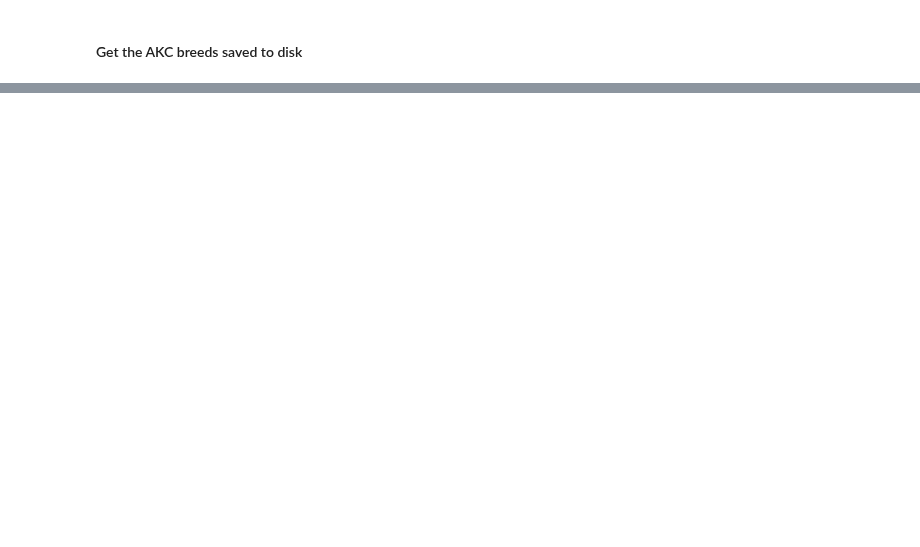
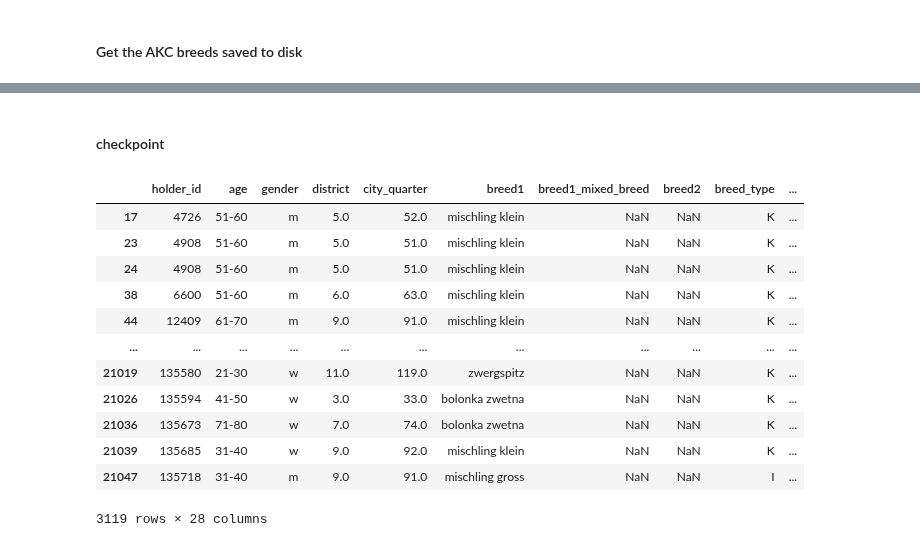
Before and after one commit to jonnross88/Springboard, a Jupyter notebook: u20_data_storytelling/dogs_of_zurich.ipynb, the cells around one changed output, grey strips where cells are left out. Cells and saved outputs as stored; diff of their text form; code cells hidden in the pictures; blank space fills up the shorter version.

```diff
--- a/u20_data_storytelling/dogs_of_zurich.ipynb
+++ b/u20_data_storytelling/dogs_of_zurich.ipynb
@@ -585,0 +1124,17 @@ match_df[match_df["fci_index"].isna()]
+# %%
+# make 1 set of all the unique colors
+color_set = set()
+
+dog_colors_df = dog_owner_df["dog_color"].str.split("/", expand=True)
+dog_colors_list = dog_colors_df.melt().value.unique().tolist()
+dog_colors_list = [color for color in dog_colors_list if color is not None]
+# dog_colors_list
+# get translation for colors
+dog_color_dict = translate_list_to_dict(dog_colors_list)
+
+# dog_color_dict = translate_list_to_dict(dog_colors_list)
+# dog_color_dict
+# %%
+dog_colors_en = dog_colors_df.applymap(dog_color_dict.get)
+dog_colors_en.columns = ["color1", "color2", "color3"]
+dog_owner_df = dog_owner_df.merge(dog_colors_en, left_index=True, right_index=True)
@@ -585,0 +1161,17 @@ match_df[match_df["fci_index"].isna()]
+# %%
+coi = ["breed", "dog_color", "breed1", "breed2", "color1", "color2", "color3"]
+
+german_shephard_tidying = dog_owner_df[
+    dog_owner_df["breed1"].str.contains(r"^schäfer", case=False, regex=True, na=False)
+][coi]
+# check if white in any of the columns and put True in has_white column
+german_shephard_tidying["has_white"] = german_shephard_tidying[coi].apply(
+    lambda x: "white" in x.values, axis=1
+)
+# get the indexes of the rows with has_white as False
+real_german_shepherd_idx = german_shephard_tidying[
+    ~german_shephard_tidying["has_white"]
+].index.tolist()
+
+# change the standard column to GERMAN SHEPHERD DOG from WHITE SWISS SHEPHERD DOG
+dog_owner_df.loc[real_german_shepherd_idx, "standard"] = "GERMAN SHEPHERD DOG"
@@ -585,0 +1275,18 @@ match_df[match_df["fci_index"].isna()]
+# %% [markdown]
+#### checkpoint
+# %%
+dog_owner_df[dog_owner_df.standard.isna()]
+# %% [output]
+|  | holder_id | age | gender | district | city_quarter | breed1 | breed1_mixed_breed | breed2 | breed_type | ... |
+| 17 | 4726 | 51-60 | m | 5.0 | 52.0 | mischling klein | NaN | NaN | K | ... |
+| 23 | 4908 | 51-60 | m | 5.0 | 51.0 | mischling klein | NaN | NaN | K | ... |
+| 24 | 4908 | 51-60 | m | 5.0 | 51.0 | mischling klein | NaN | NaN | K | ... |
+| 38 | 6600 | 51-60 | m | 6.0 | 63.0 | mischling klein | NaN | NaN | K | ... |
+| 44 | 12409 | 61-70 | m | 9.0 | 91.0 | mischling klein | NaN | NaN | K | ... |
+| ... | ... | ... | ... | ... | ... | ... | ... | ... | ... | ... |
+| 21019 | 135580 | 21-30 | w | 11.0 | 119.0 | zwergspitz | NaN | NaN | K | ... |
+| 21026 | 135594 | 41-50 | w | 3.0 | 33.0 | bolonka zwetna | NaN | NaN | K | ... |
+| 21036 | 135673 | 71-80 | w | 7.0 | 74.0 | bolonka zwetna | NaN | NaN | K | ... |
+| 21039 | 135685 | 31-40 | w | 9.0 | 92.0 | mischling klein | NaN | NaN | K | ... |
+| 21047 | 135718 | 31-40 | m | 9.0 | 91.0 | mischling gross | NaN | NaN | I | ... |
+3119 rows × 28 columns
```
Also changed, not shown: parts of 108 cells of this notebook, 4 other files.
